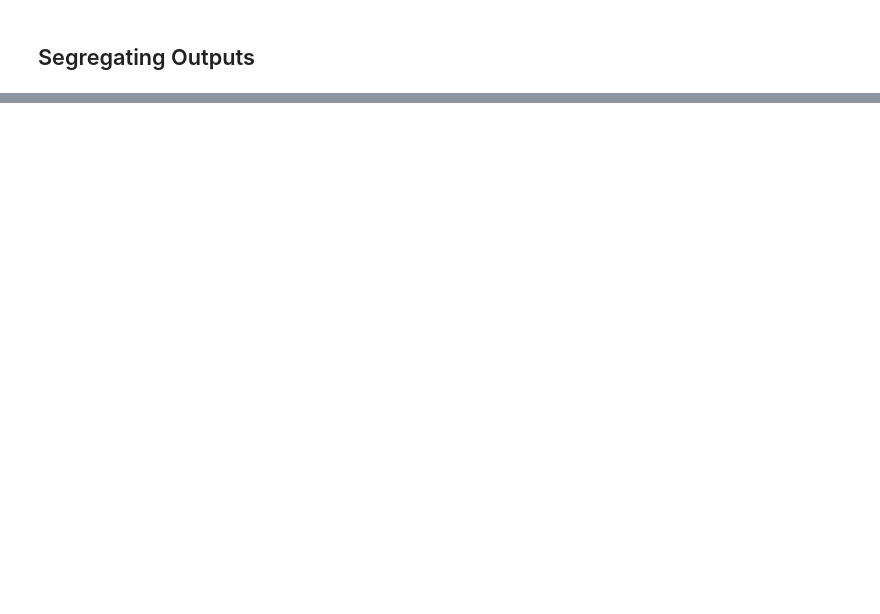
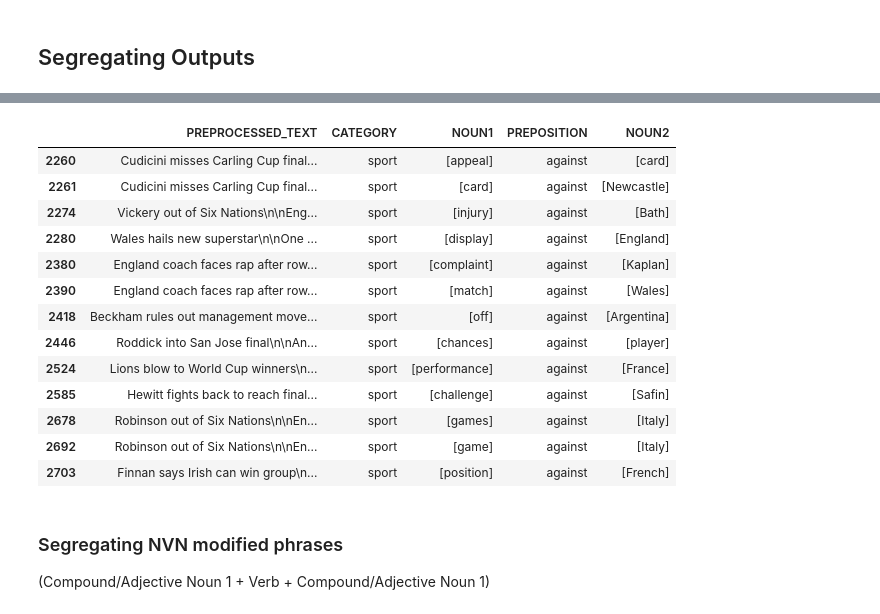
Before and after one commit to ManashJKonwar/NLP-Information-Pattern-Finder, a Jupyter notebook: supporting_scripts_notebooks/sn_textual_patterns.ipynb, the cells around one changed output, grey strips where cells are left out. Cells and saved outputs as stored; diff of their text form; code cells hidden in the pictures; blank space fills up the shorter version.

```diff
--- a/supporting_scripts_notebooks/sn_textual_patterns.ipynb
+++ b/supporting_scripts_notebooks/sn_textual_patterns.ipynb
@@ -452,0 +714,38 @@ final_nvn_mod_list[:5]
+# %%
+preposition_dict = dict()
+dis_dict = dict()
+dis_list = []
+
+# iterating over all the sentences
+for i in range(len(npn_sample_data)):
+
+    # sentence containing the output
+    sentence = npn_sample_data.loc[i,'PREPROCESSED_TEXT']
+    # catgeory info
+    category = npn_sample_data.loc[i,'CATEGORIES']
+    # output of the sentence
+    output = npn_sample_data.loc[i,'NPN_PHRASES']
+
+    # iterating over all the outputs from the sentence
+    for sent in output:
+        # separate subject, verb and object
+        n1, prep, n2 = sent['phrase'].split()[:1], sent['phrase'].split()[1], sent['phrase'].split()[2:]
+
+        # append to list, along with the sentence
+        dis_dict = {
+            'PREPROCESSED_TEXT':sentence,
+            'CATEGORY':category,
+            'NOUN1':n1,
+            'PREPOSITION':prep,
+            'NOUN2':n2}
+        dis_list.append(dis_dict)
+
+        # counting the number of sentences containing the verb
+        preposition = sent['phrase'].split()[1]
+        if prep in preposition_dict:
+            preposition_dict[prep]+=1
+        else:
+            preposition_dict[prep]=1
+
+df_npn_sep = pd.DataFrame(dis_list)
+df_npn_sep.head(5)
@@ -452,0 +781,21 @@ final_nvn_mod_list[:5]
+# %%
+df_npn_sep.loc[df_npn_sep.CATEGORY.isin(['sport'])][df_npn_sep['PREPOSITION']=='against']
+# %% [output]
+|  | PREPROCESSED_TEXT | CATEGORY | NOUN1 | PREPOSITION | NOUN2 |
+| 2260 | Cudicini misses Carling Cup final... | sport | [appeal] | against | [card] |
+| 2261 | Cudicini misses Carling Cup final... | sport | [card] | against | [Newcastle] |
+| 2274 | Vickery out of Six Nations\n\nEng... | sport | [injury] | against | [Bath] |
+| 2280 | Wales hails new superstar\n\nOne ... | sport | [display] | against | [England] |
+| 2380 | England coach faces rap after row... | sport | [complaint] | against | [Kaplan] |
+| 2390 | England coach faces rap after row... | sport | [match] | against | [Wales] |
+| 2418 | Beckham rules out management move... | sport | [off] | against | [Argentina] |
+| 2446 | Roddick into San Jose final\n\nAn... | sport | [chances] | against | [player] |
+| 2524 | Lions blow to World Cup winners\n... | sport | [performance] | against | [France] |
+| 2585 | Hewitt fights back to reach final... | sport | [challenge] | against | [Safin] |
+| 2678 | Robinson out of Six Nations\n\nEn... | sport | [games] | against | [Italy] |
+| 2692 | Robinson out of Six Nations\n\nEn... | sport | [game] | against | [Italy] |
+| 2703 | Finnan says Irish can win group\n... | sport | [position] | against | [French] |
+# %% [markdown]
+### Segregating NVN modified phrases
+
+(Compound/Adjective Noun 1 + Verb + Compound/Adjective Noun 1)
```
Also changed, not shown: parts of 38 cells of this notebook.
